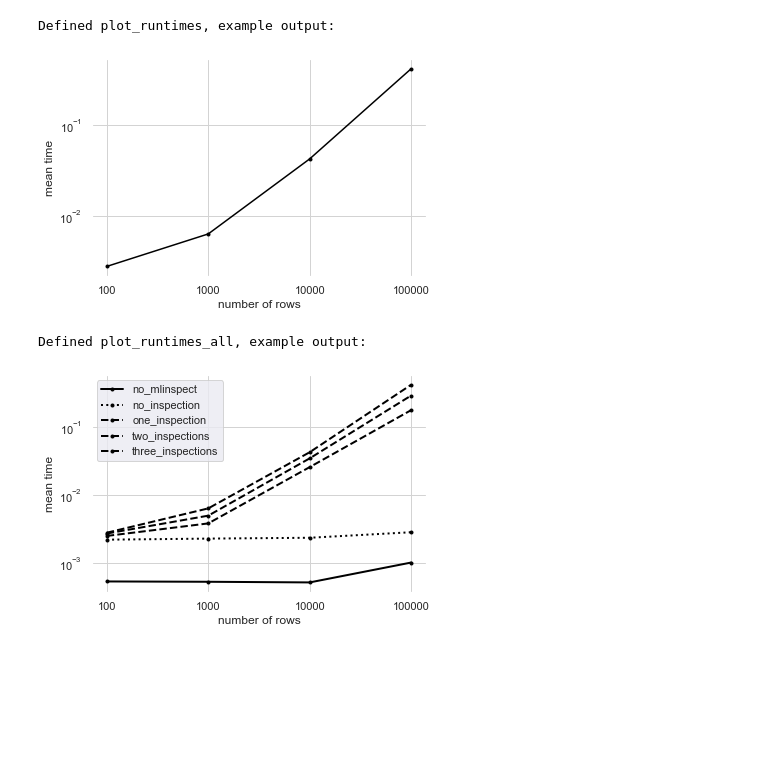
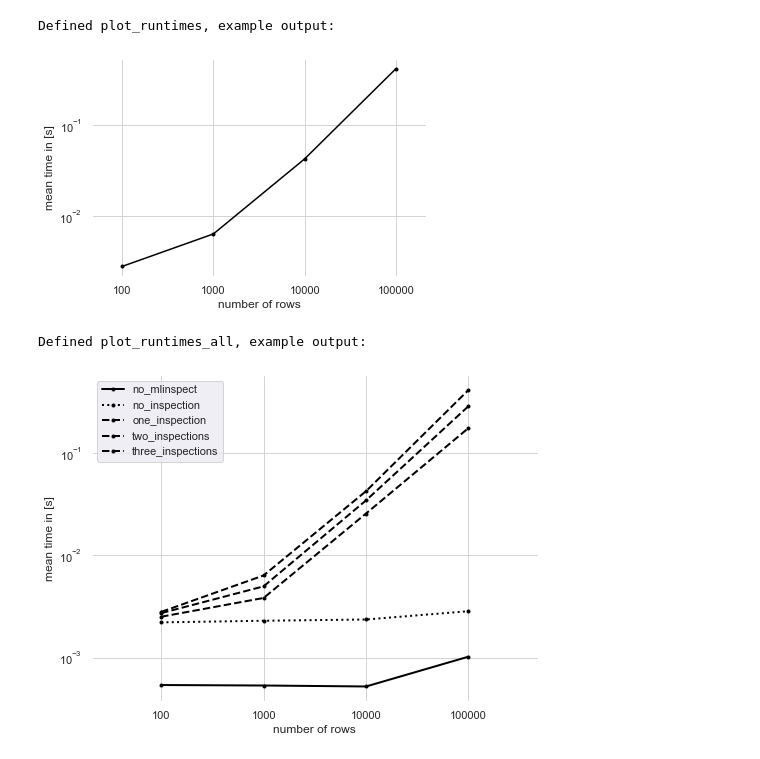
Before and after one commit to stefan-grafberger/mlinspect, a Jupyter notebook: experiments/operator_benchmarks.ipynb, the cells around one changed output. Drawn from its saved outputs; the diff is of its cells as text; code cells hidden in the pictures; blank space fills up the shorter version.

Commit message:
Improved plots

```diff
--- a/experiments/operator_benchmarks.ipynb
+++ b/experiments/operator_benchmarks.ipynb
@@ -31,11 +31,14 @@ def plot_runtimes(run_row_numbers, time_per_run, title_and_path, save_to_file=Fa
 
     ax.set_facecolor('white')
 
-    #major_ticks = np.arange(0, 10, 3)
+    #fig.set_size_inches(8, 10)
+    ax.axis('equal')
+    #plt.locator_params("y", numticks=12)
+    #major_ticks = [0.001, 0.01, 0.1, 1., 10.][:len(run_row_numbers)]
     #ax.set_yticks(major_ticks)
 
     # ax.set_ylim([0,10])
-    ax.set(xlabel='number of rows', ylabel='mean time')
+    ax.set(xlabel='number of rows', ylabel='mean time in [s]')
     ax.grid(True, color='lightgrey')
     if save_to_file:
         fig.savefig(title_and_path + '.svg', bbox_inches='tight')
@@ -51,7 +54,7 @@ print('Defined plot_runtimes, example output:')
 plot_runtimes(test_row_numbers, test_plot_runtimes, 'test_plot_runtimes')
 # %% [output]
 Defined plot_runtimes, example output:
-[figure, old version]
+[figure, new version]
 # %%
 def plot_runtimes_all(run_row_numbers, benchmark_results, linestyles, title_and_path, save_to_file=False):
     # Note that using plt.subplots below is equivalent to using
@@ -72,41 +75,43 @@ def plot_runtimes_all(run_row_numbers, benchmark_results, linestyles, title_and_
 
     ax.set_facecolor('white')
 
+    fig.set_size_inches(8, 6)
+    ax.axis('equal')
     # major_ticks = np.arange(0, 10, 3)
     # ax.set_yticks(major_ticks)
 
     # ax.set_ylim([0,10])
-    ax.set(xlabel='number of rows', ylabel='mean time')
+    ax.set(xlabel='number of rows', ylabel='mean time in [s]')
     ax.grid(True, color='lightgrey')
 
     plt.legend()
 
     if save_to_file:
         fig.savefig(title_and_path + '.svg', bbox_inches='tight')
         fig.savefig(title_and_path + '.png', bbox_inches='tight', dpi=800)
 
     plt.show()
     plt.close()
 
 test_row_numbers = [100, 1000, 10000, 100000]
 test_benchmark_results = {\
     "no_mlinspect": [0.0005420450000000798, 0.0005361602000002463, 0.0005246571999999005, 0.0010252619999999268],
     "no_inspection": [0.0022168788499999257, 0.0022983642499999402, 0.0023646199999999506, 0.0028484614500001726],
     "one_inspection": [0.002515717000000084, 0.0038362508500000116, 0.025606818549999976, 0.17484780609999992],
     "two_inspections": [0.002726666, 0.004980573499999963, 0.03439934060000005, 0.28592700379999964],
     "three_inspections": [0.0028039772499999227, 0.006364328399999941, 0.04229586309999993, 0.4114196768999999]
 }
 
 print('Defined plot_runtimes_all, example output:')
 linestyles = {"no_mlinspect": "solid",
              "no_inspection": "dotted",
              "one_inspection": "dashed",
              "two_inspections": "dashed",
              "three_inspections": "dashed"}
 plot_runtimes_all(test_row_numbers, test_benchmark_results, linestyles, 'test_plot_runtimes_all')
 # %% [output]
 Defined plot_runtimes_all, example output:
-[figure, old version]
+[figure, new version]
 # %%
 def benchmark_op_instrumentation_and_plot_result(op_type: OperatorBenchmarkType, plot_linestyles):
     print("Instrumentation Results for {}".format(op_type.value))
```
Also changed, not shown: parts of 11 cells of this notebook, 2 other files.
